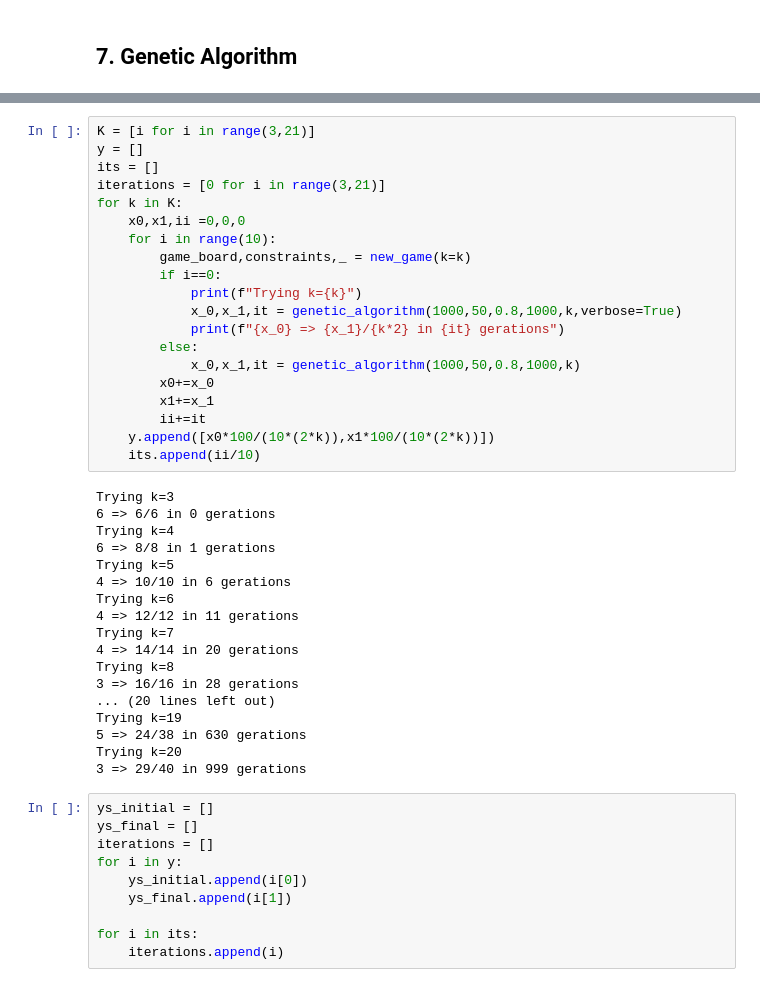
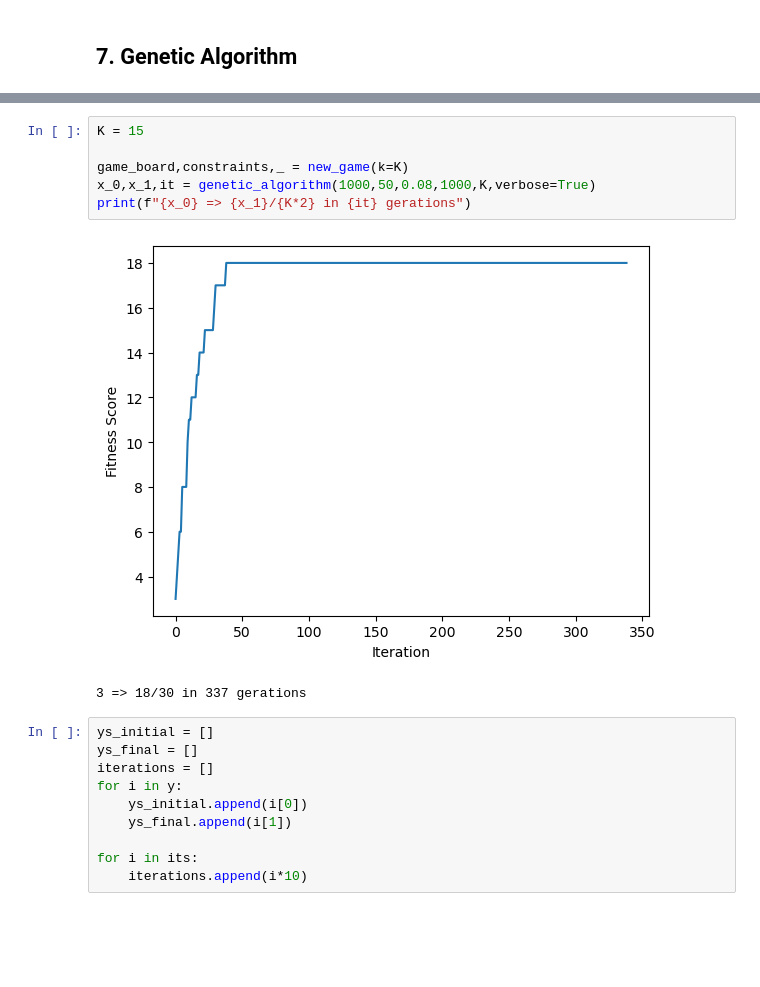
Before and after one commit to harris2001/Natural-Computing, a Jupyter notebook: Problem2/Problem 2.ipynb, the cells around one changed output, grey strips where cells are left out. Saved outputs shown, nothing was run; the diff lists cells and outputs as text; blank space fills up the shorter version.

```diff
--- a/Problem2/Problem 2.ipynb
+++ b/Problem2/Problem 2.ipynb
@@ -216,41 +232,12 @@ Initial fit: 5, Final Fit: 27, Found in generation: 793
 # %%
-K = [i for i in range(3,21)]
-y = []
-its = []
-iterations = [0 for i in range(3,21)]
-for k in K:
-    x0,x1,ii =0,0,0
-    for i in range(10):
-        game_board,constraints,_ = new_game(k=k)
-        if i==0:
-            print(f"Trying k={k}")
-            x_0,x_1,it = genetic_algorithm(1000,50,0.8,1000,k,verbose=True)
-            print(f"{x_0} => {x_1}/{k*2} in {it} gerations")
-        else:
-            x_0,x_1,it = genetic_algorithm(1000,50,0.8,1000,k)
-        x0+=x_0
-        x1+=x_1
-        ii+=it
-    y.append([x0*100/(10*(2*k)),x1*100/(10*(2*k))])
-    its.append(ii/10)
+K = 15
+
+game_board,constraints,_ = new_game(k=K)
+x_0,x_1,it = genetic_algorithm(1000,50,0.08,1000,K,verbose=True)
+print(f"{x_0} => {x_1}/{K*2} in {it} gerations")
 # %% [output]
+[figure, added]
-Trying k=3
-6 => 6/6 in 0 gerations
-Trying k=4
-6 => 8/8 in 1 gerations
-Trying k=5
-4 => 10/10 in 6 gerations
-Trying k=6
-4 => 12/12 in 11 gerations
-Trying k=7
-4 => 14/14 in 20 gerations
-Trying k=8
-3 => 16/16 in 28 gerations
-... (20 lines left out)
-Trying k=19
-5 => 24/38 in 630 gerations
-Trying k=20
-3 => 29/40 in 999 gerations
+3 => 18/30 in 337 gerations
 # %%
 ys_initial = []
 ys_final = []
@@ -260,7 +247,7 @@ for i in y:
     ys_final.append(i[1])
 
 for i in its:
-    iterations.append(i)
+    iterations.append(i*10)
 # %%
 print(ys_initial)
 print(ys_final)
```
Also changed, not shown: parts of 7 cells of this notebook, 3 other files.
